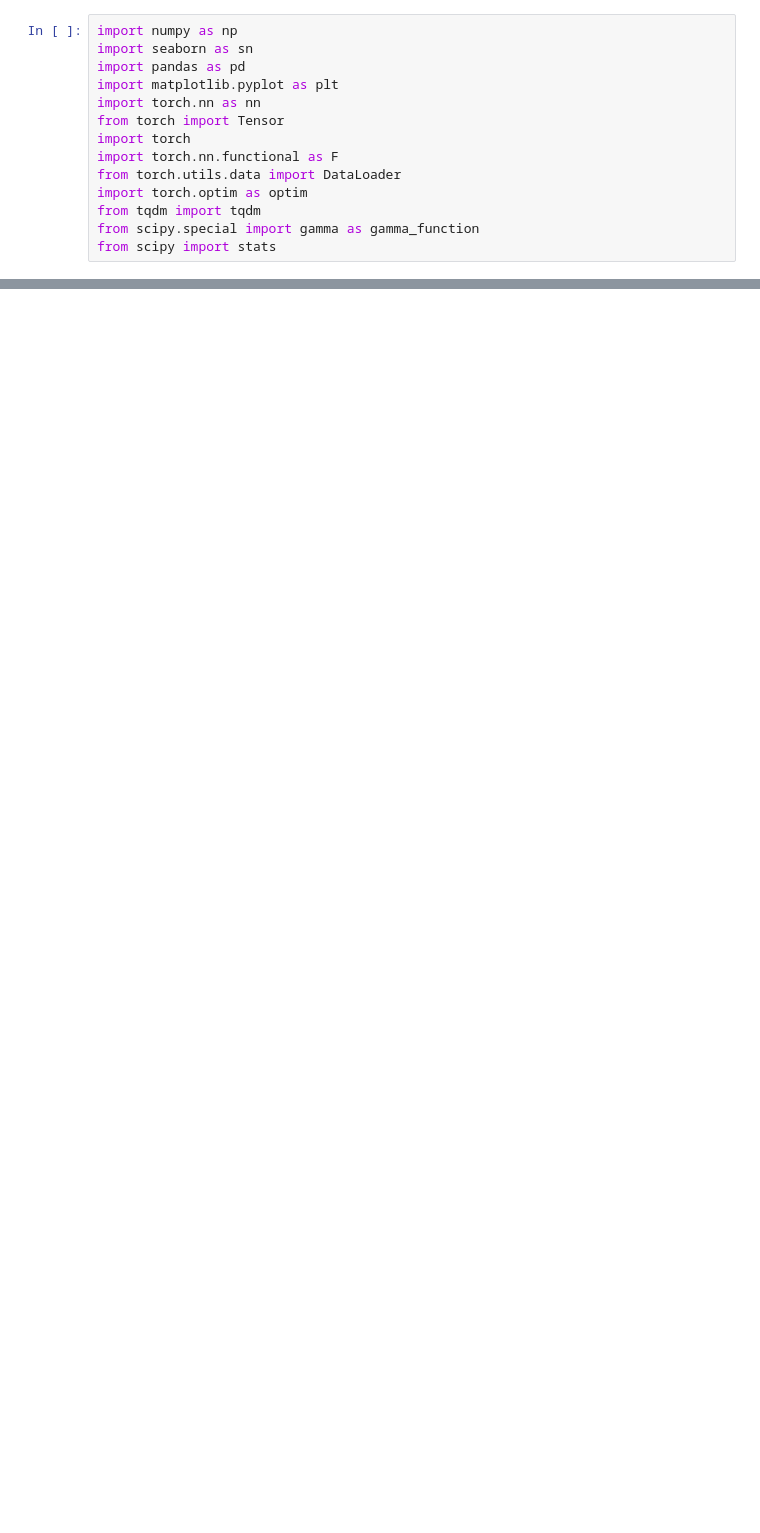
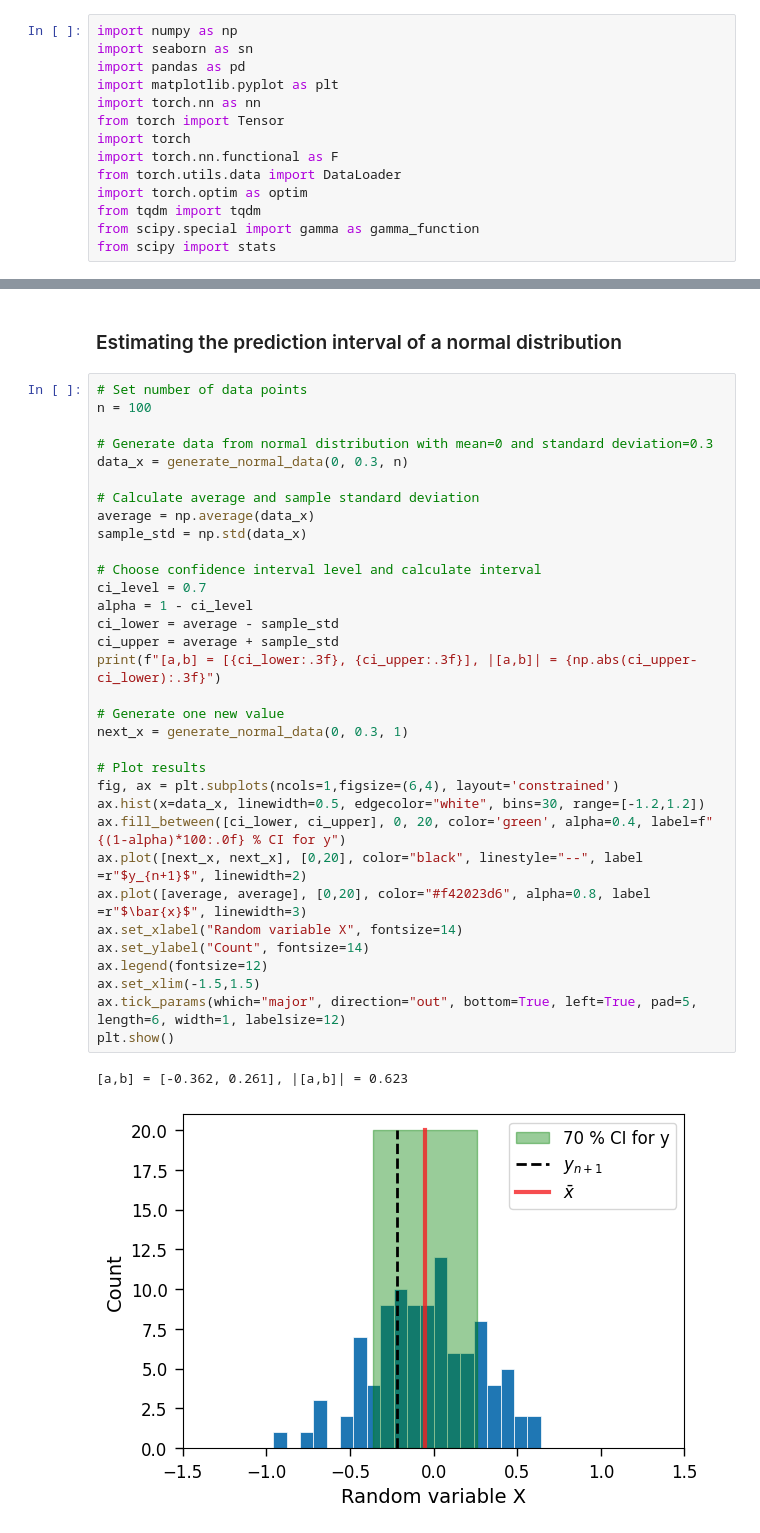
Before and after one commit to choisant/optimal-tagger, a Jupyter notebook: uncertainties/stat_lecture.ipynb, the cells around one changed output, grey strips where cells are left out. Cells and saved outputs as stored; diff of their text form; blank space fills up the shorter version.

```diff
--- a/uncertainties/stat_lecture.ipynb
+++ b/uncertainties/stat_lecture.ipynb
@@ -396,0 +585,38 @@ KeyboardInterrupt:
+# %% [markdown]
+### Estimating the prediction interval of a normal distribution
+# %%
+# Set number of data points
+n = 100
+
+# Generate data from normal distribution with mean=0 and standard deviation=0.3
+data_x = generate_normal_data(0, 0.3, n)
+
+# Calculate average and sample standard deviation
+average = np.average(data_x)
+sample_std = np.std(data_x)
+
+# Choose confidence interval level and calculate interval
+ci_level = 0.7
+alpha = 1 - ci_level
+ci_lower = average - sample_std
+ci_upper = average + sample_std
+print(f"[a,b] = [{ci_lower:.3f}, {ci_upper:.3f}], |[a,b]| = {np.abs(ci_upper-ci_lower):.3f}")
+
+# Generate one new value
+next_x = generate_normal_data(0, 0.3, 1)
+
+# Plot results
+fig, ax = plt.subplots(ncols=1,figsize=(6,4), layout='constrained')
+ax.hist(x=data_x, linewidth=0.5, edgecolor="white", bins=30, range=[-1.2,1.2])
+ax.fill_between([ci_lower, ci_upper], 0, 20, color='green', alpha=0.4, label=f"{(1-alpha)*100:.0f} % CI for y")
+ax.plot([next_x, next_x], [0,20], color="black", linestyle="--", label =r"$y_{n+1}$", linewidth=2)
+ax.plot([average, average], [0,20], color="#f42023d6", alpha=0.8, label =r"$\bar{x}$", linewidth=3)
+ax.set_xlabel("Random variable X", fontsize=14)
+ax.set_ylabel("Count", fontsize=14)
+ax.legend(fontsize=12)
+ax.set_xlim(-1.5,1.5)
+ax.tick_params(which="major", direction="out", bottom=True, left=True, pad=5, length=6, width=1, labelsize=12)
+plt.show()
+# %% [output]
+[a,b] = [-0.362, 0.261], |[a,b]| = 0.623
+[figure, added]
```
Also changed, not shown: parts of 55 cells of this notebook, 3 other files.
